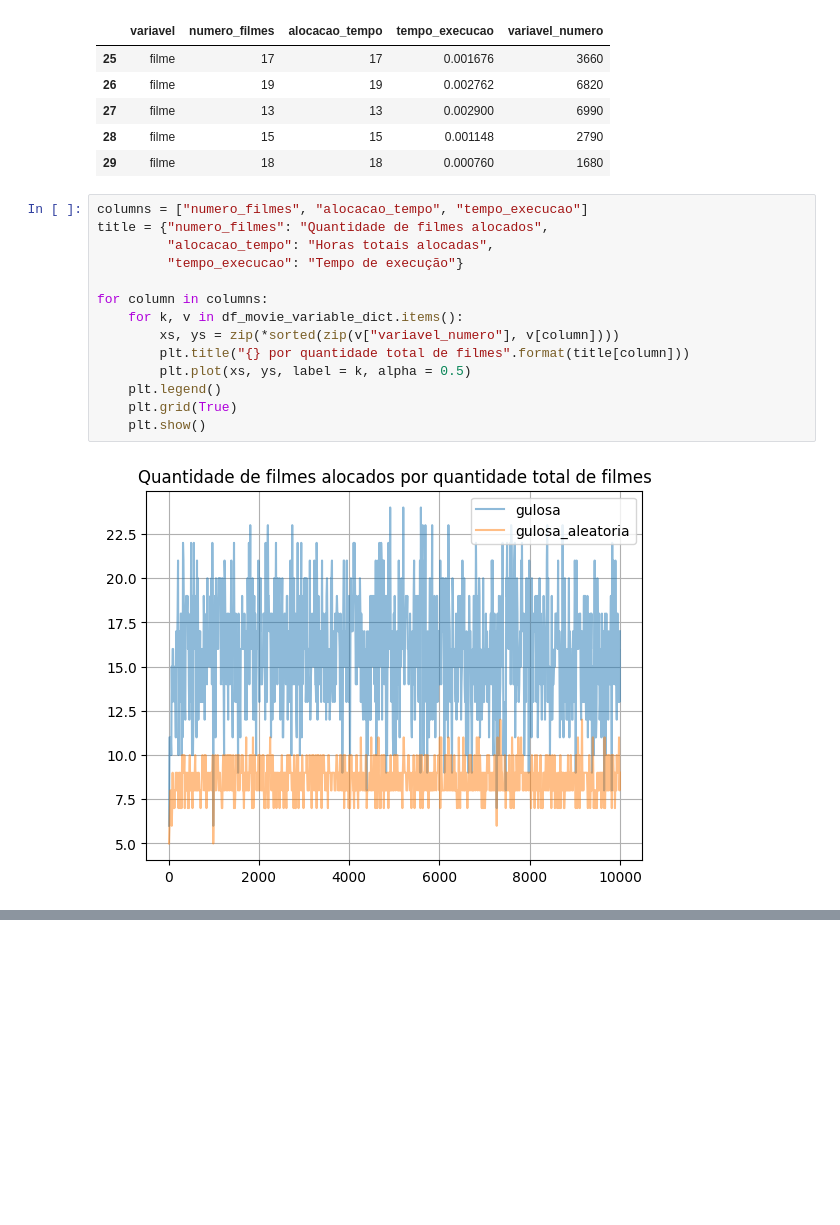
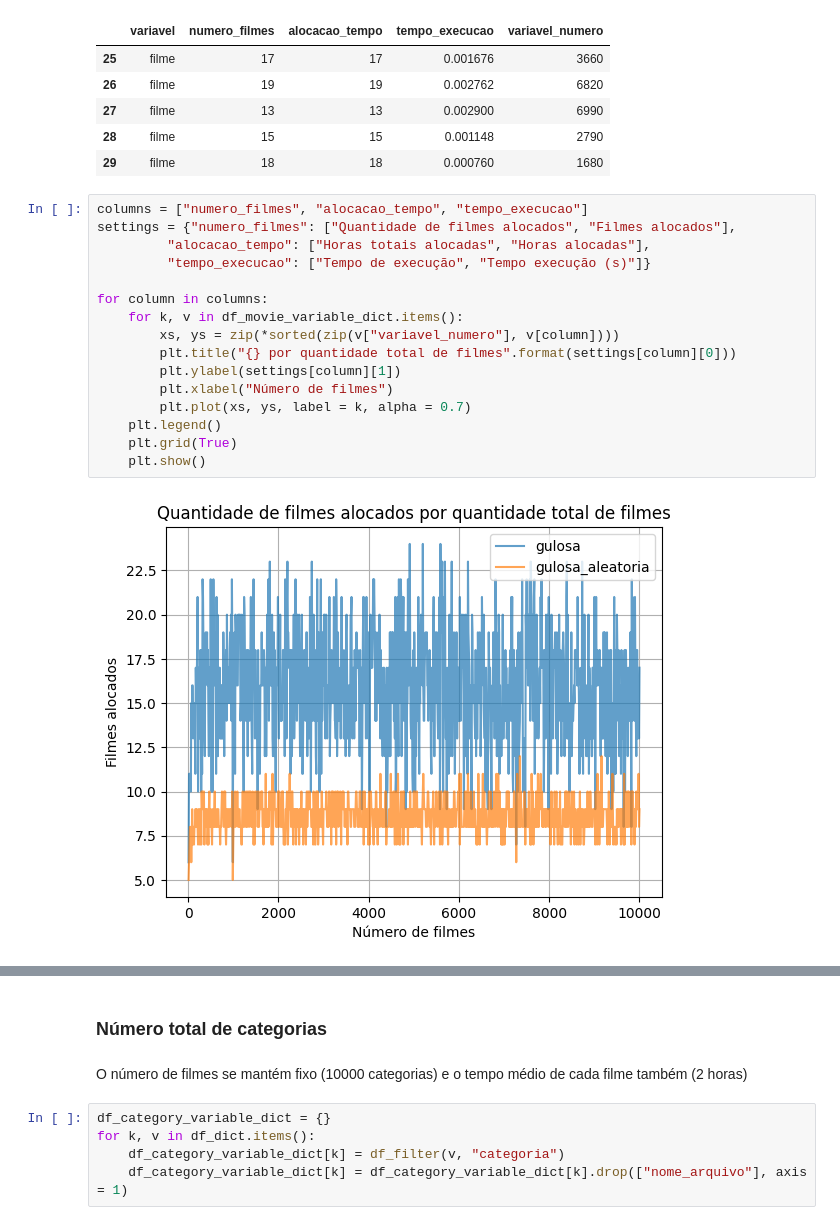
Before and after one commit to NicolasCho/supercomputacao, a Jupyter notebook: projeto/scripts/analysis.ipynb, the cells around one changed output, grey strips where cells are left out. Cells and saved outputs as stored; diff of their text form; blank space fills up the shorter version.

```diff
--- a/projeto/scripts/analysis.ipynb
+++ b/projeto/scripts/analysis.ipynb
@@ -65,17 +66,19 @@ df_movie_variable_dict["gulosa"].head()
 | 29 | filme | 18 | 18 | 0.000760 | 1680 |
 # %%
 columns = ["numero_filmes", "alocacao_tempo", "tempo_execucao"]
-title = {"numero_filmes": "Quantidade de filmes alocados",
-         "alocacao_tempo": "Horas totais alocadas",
-         "tempo_execucao": "Tempo de execução"}
+settings = {"numero_filmes": ["Quantidade de filmes alocados", "Filmes alocados"],
+         "alocacao_tempo": ["Horas totais alocadas", "Horas alocadas"],
+         "tempo_execucao": ["Tempo de execução", "Tempo execução (s)"]}
 
 for column in columns:
     for k, v in df_movie_variable_dict.items():
         xs, ys = zip(*sorted(zip(v["variavel_numero"], v[column])))
-        plt.title("{} por quantidade total de filmes".format(title[column]))
-        plt.plot(xs, ys, label = k, alpha = 0.5)
+        plt.title("{} por quantidade total de filmes".format(settings[column][0]))
+        plt.ylabel(settings[column][1])
+        plt.xlabel("Número de filmes")
+        plt.plot(xs, ys, label = k, alpha = 0.7)
     plt.legend()
     plt.grid(True)
     plt.show()
 # %% [output]
-[figure, old version]
+[figure, new version]
@@ -83,0 +87,9 @@ for column in columns:
+# %% [markdown]
+### Número total de categorias
+# %% [markdown]
+O número de filmes se mantém fixo (10000 categorias) e o tempo médio de cada filme também (2 horas)
+# %%
+df_category_variable_dict = {}
+for k, v in df_dict.items():
+    df_category_variable_dict[k] = df_filter(v, "categoria")
+    df_category_variable_dict[k] = df_category_variable_dict[k].drop(["nome_arquivo"], axis = 1)
```
Also changed, not shown: parts of 4 cells of this notebook.
